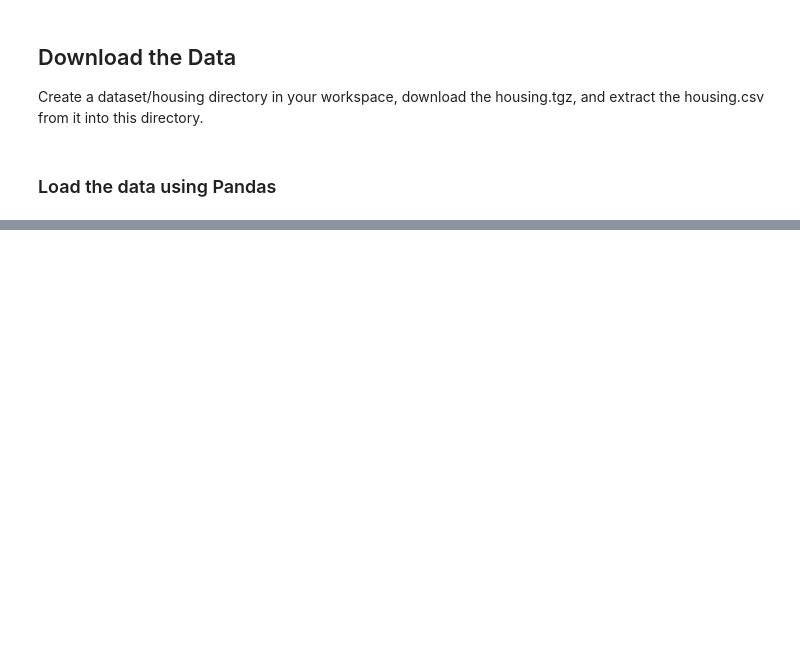
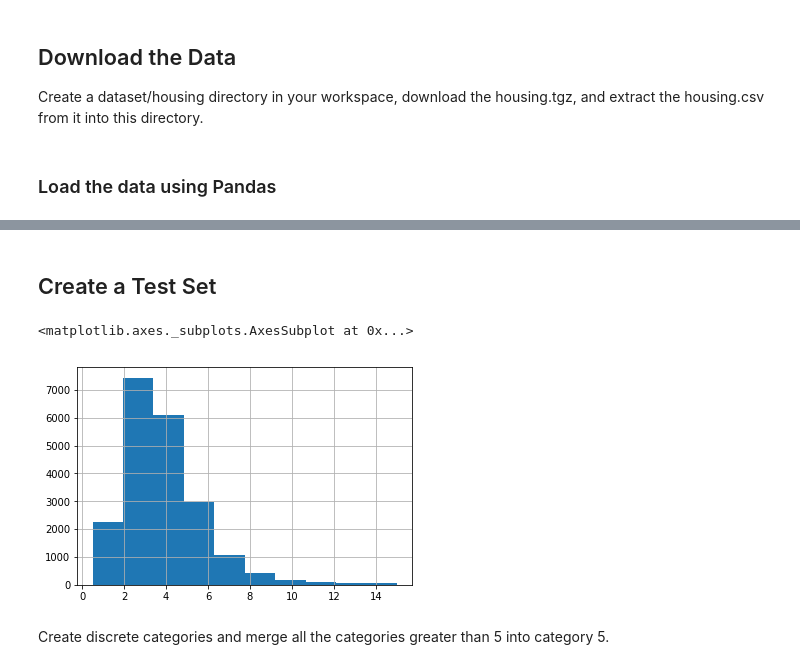
Before and after one commit to yuraist/learn-ML, a Jupyter notebook: Chapter 2 - End-to-End Machine Learning Project.ipynb, the cells around one changed output, grey strips where cells are left out. Saved outputs shown, nothing was run; the diff lists cells and outputs as text; code cells hidden in the pictures; blank space fills up the shorter version.

```diff
--- a/Chapter 2 - End-to-End Machine Learning Project.ipynb
+++ b/Chapter 2 - End-to-End Machine Learning Project.ipynb
@@ -190,0 +272,2 @@ def load_housing_data(housing_path=HOUSING_PATH):
+# %% [markdown]
+## Create a Test Set
@@ -190,0 +283,7 @@ def load_housing_data(housing_path=HOUSING_PATH):
+# %%
+housing['median_income'].hist()
+# %% [output]
+<matplotlib.axes._subplots.AxesSubplot at 0x...>
+[figure, added]
+# %% [markdown]
+Create discrete categories and merge all the categories greater than 5 into category 5.
```
Also changed, not shown: parts of 80 cells of this notebook, 5 other files.
